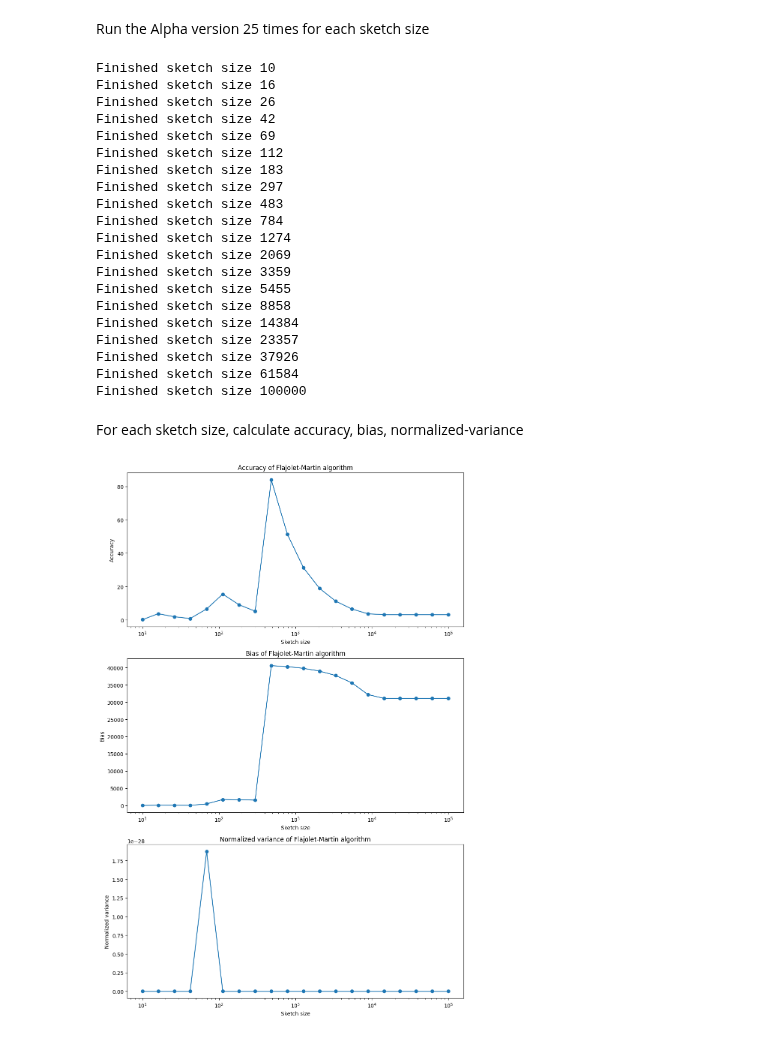
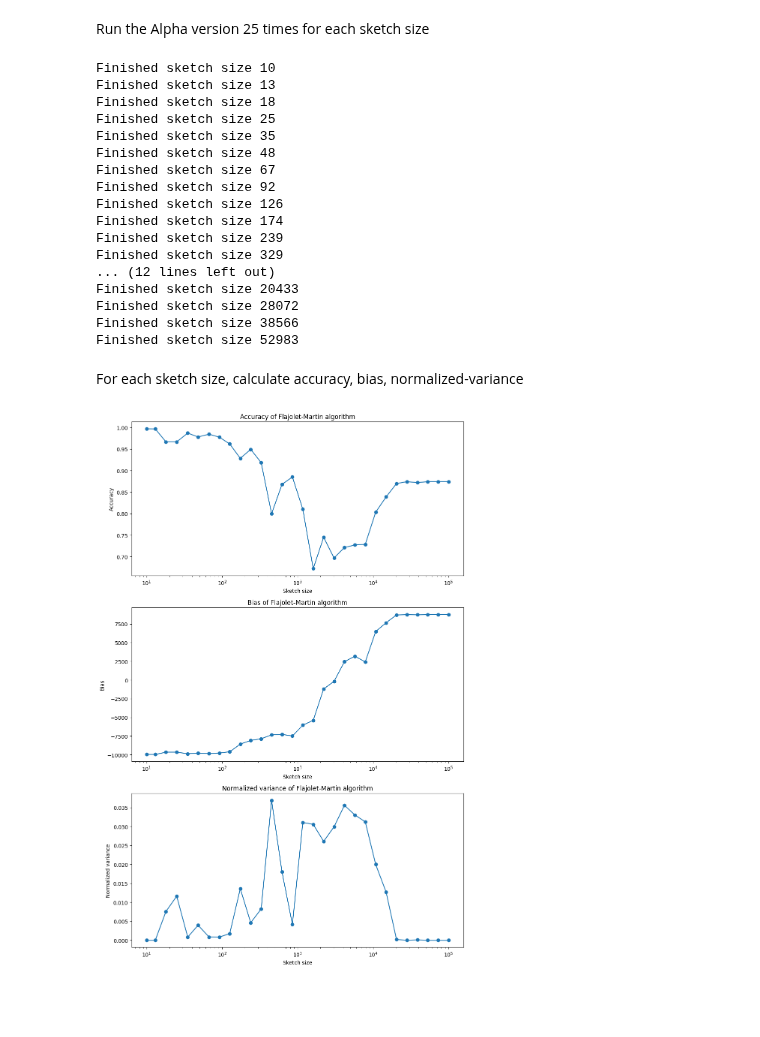
Before and after one commit to Gal-Noy/MSC-Data-Streaming-Algorithms, a Jupyter notebook: FM_CountMin/FM_CountMin.ipynb, the cells around one changed output. Cells and saved outputs as stored; diff of their text form; code cells hidden in the pictures; blank space fills up the shorter version.

Commit message:
better metrics

```diff
--- a/FM_CountMin/FM_CountMin.ipynb
+++ b/FM_CountMin/FM_CountMin.ipynb
@@ -65,9 +54,7 @@ def flajolet_martin(stream: np.ndarray) -> float:
     """
     X = 1  # Initialize the maximum possible hash value
     for element in stream:
-        hash_value = random_hash(element)
-        if hash_value < X:
-            X = hash_value
+        X = min(X, hash_fn(element))
     return 1 / X
 # %% [markdown]
 Run the Alpha version 25 times for each sketch size
@@ -76,68 +63,74 @@ results = {size: [] for size in sketch_sizes}
 
 for sketch_size in sketch_sizes:
     for _ in range(NUM_RUNS):
-        results[sketch_size].append(flajolet_martin(stream[:sketch_size]))
+        # Generate a sketch
+        indices = np.random.choice(len(stream), size=sketch_size, replace=False)
+        sketch = stream[indices]
+
+        # Run Flajolet-Martin algorithm on the sketch
+        estimate = flajolet_martin(sketch)
+        results[sketch_size].append(estimate)
+
     print(f"Finished sketch size {sketch_size}")
 # %% [output]
 Finished sketch size 10
-Finished sketch size 16
-Finished sketch size 26
-Finished sketch size 42
-Finished sketch size 69
-Finished sketch size 112
-Finished sketch size 183
-Finished sketch size 297
-Finished sketch size 483
-Finished sketch size 784
-Finished sketch size 1274
-Finished sketch size 2069
-Finished sketch size 3359
-Finished sketch size 5455
-Finished sketch size 8858
-Finished sketch size 14384
-Finished sketch size 23357
-Finished sketch size 37926
-Finished sketch size 61584
-Finished sketch size 100000
+Finished sketch size 13
+Finished sketch size 18
+Finished sketch size 25
+Finished sketch size 35
+Finished sketch size 48
+Finished sketch size 67
+Finished sketch size 92
+Finished sketch size 126
+Finished sketch size 174
+Finished sketch size 239
+Finished sketch size 329
+... (12 lines left out)
+Finished sketch size 20433
+Finished sketch size 28072
+Finished sketch size 38566
+Finished sketch size 52983
 # %% [markdown]
 For each sketch size, calculate accuracy, bias, normalized-variance
 # %%
 import matplotlib.pyplot as plt
 
-metrics = {}
-for sketch_size, estimates in results.items():
-    true_unique = len(np.unique(stream[:sketch_size]))
-    estimates = np.array(estimates)
-    accuracy = np.mean(np.abs(estimates - true_unique) / true_unique)
-    bias = np.mean(estimates) - true_unique
-    normalized_variance = np.var(estimates) / (true_unique)
-    metrics[sketch_size] = (accuracy, bias, normalized_variance)
+true_unique = len(np.unique(stream))
+
+accuracies = np.array([np.mean([abs(est - true_unique) / true_unique for est in results[size]])
+                          for size in sketch_sizes])
+
+variances = np.array([np.var([abs(est - true_unique) / true_unique for est in results[size]])
+                            for size in sketch_sizes])
+
+biases = np.array([np.mean([est - true_unique for est in results[size]])
+                            for size in sketch_sizes])
 
 # Create a figure and axis
 fig, axs = plt.subplots(3, 1, figsize=(10, 15))
 
 # Plot the accuracy
-axs[0].plot(list(metrics.keys()), [m[0] for m in metrics.values()], marker='o')
+axs[0].plot(sketch_sizes, accuracies, marker='o')
 axs[0].set_xscale('log')
 axs[0].set_xlabel("Sketch size")
 axs[0].set_ylabel("Accuracy")
 axs[0].set_title("Accuracy of Flajolet-Martin algorithm")
 
 # Plot the bias
-axs[1].plot(list(metrics.keys()), [m[1] for m in metrics.values()], marker='o')
+axs[1].plot(sketch_sizes, biases, marker='o')
 axs[1].set_xscale('log')
 axs[1].set_xlabel("Sketch size")
 axs[1].set_ylabel("Bias")
 axs[1].set_title("Bias of Flajolet-Martin algorithm")
 
 # Plot the normalized variance
-axs[2].plot(list(metrics.keys()), [m[2] for m in metrics.values()], marker='o')
+axs[2].plot(sketch_sizes, variances, marker='o')
 axs[2].set_xscale('log')
 axs[2].set_xlabel("Sketch size")
 axs[2].set_ylabel("Normalized variance")
 axs[2].set_title("Normalized variance of Flajolet-Martin algorithm")
 
 plt.tight_layout()
 plt.show()
 # %% [output]
-[figure, old version]
+[figure, new version]
```
Also changed, not shown: parts of 2 cells of this notebook, 1 other file.
